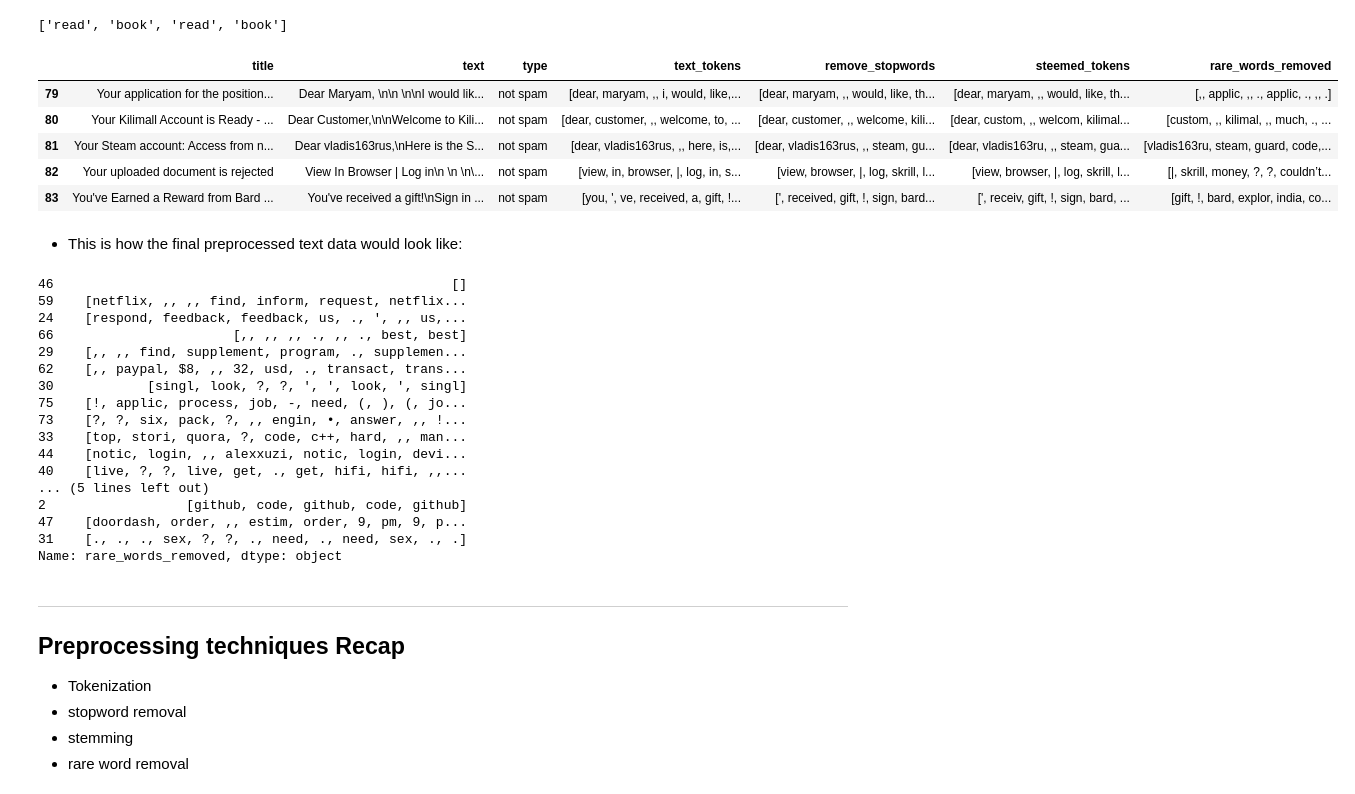
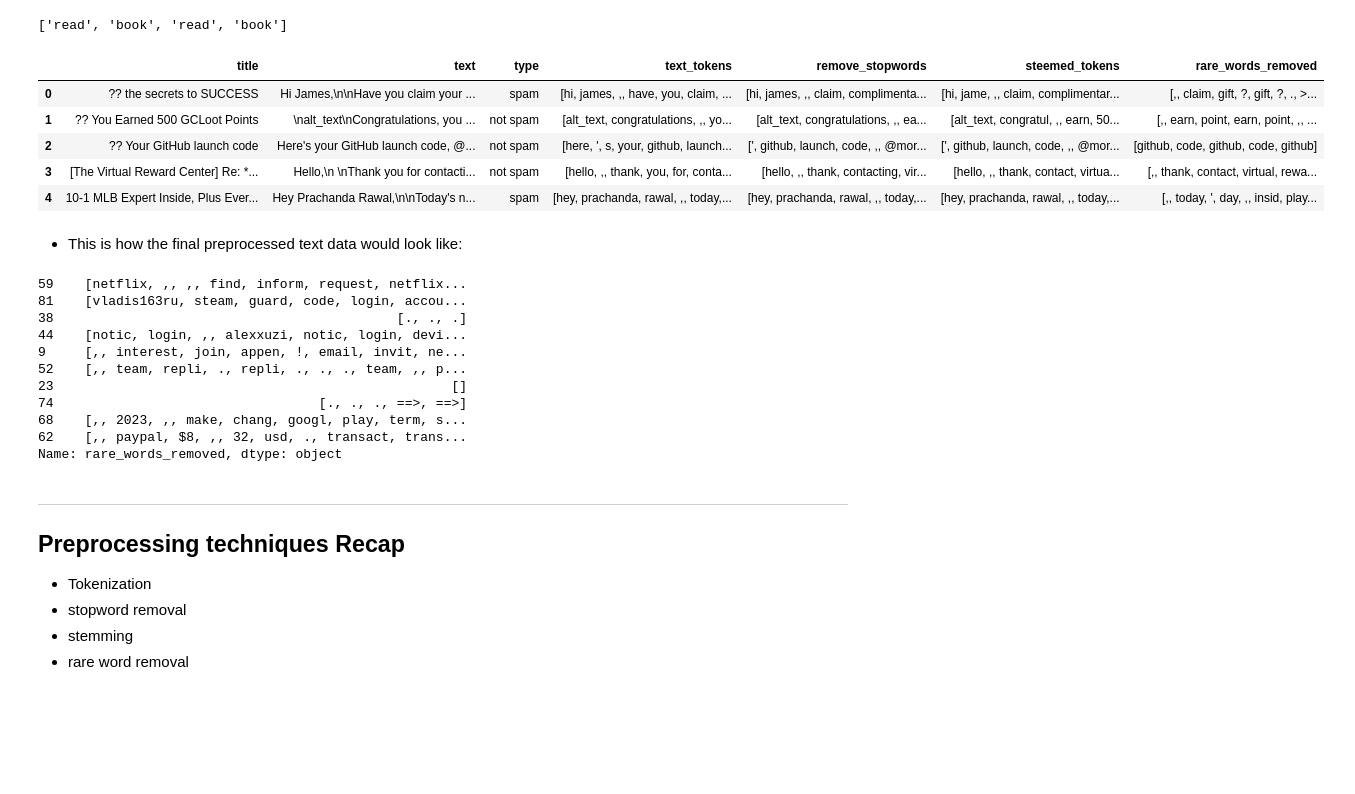
Before and after one commit to sondosaabed/Data-Analyst-Nanodegree, a Jupyter notebook: sessions-others-code/text-processing/text-processing.ipynb, the cells around one changed output. Saved outputs shown, nothing was run; the diff lists cells and outputs as text; code cells hidden in the pictures; blank space fills up the shorter version.

```diff
--- a/sessions-others-code/text-processing/text-processing.ipynb
+++ b/sessions-others-code/text-processing/text-processing.ipynb
@@ -199,36 +262,30 @@ def remove_rare(stemmed_tokens):
     return [token for token in stemmed_tokens if freq_dist[token] > 1]
 # %%
 df['rare_words_removed'] = df['steemed_tokens'].apply(remove_rare)
-df.tail()
+df.head()
 # %% [output]
 |  | title | text | type | text_tokens | remove_stopwords | steemed_tokens | rare_words_removed |
-| 79 | Your application for the position... | Dear Maryam, \n\n \n\nI would lik... | not spam | [dear, maryam, ,, i, would, like,... | [dear, maryam, ,, would, like, th... | [dear, maryam, ,, would, like, th... | [,, applic, ,, ., applic, ., ,, .] |
-| 80 | Your Kilimall Account is Ready - ... | Dear Customer,\n\nWelcome to Kili... | not spam | [dear, customer, ,, welcome, to, ... | [dear, customer, ,, welcome, kili... | [dear, custom, ,, welcom, kilimal... | [custom, ,, kilimal, ,, much, ., ... |
-| 81 | Your Steam account: Access from n... | Dear vladis163rus,\nHere is the S... | not spam | [dear, vladis163rus, ,, here, is,... | [dear, vladis163rus, ,, steam, gu... | [dear, vladis163ru, ,, steam, gua... | [vladis163ru, steam, guard, code,... |
-| 82 | Your uploaded document is rejected | View In Browser | Log in\n \n \n\... | not spam | [view, in, browser, |, log, in, s... | [view, browser, |, log, skrill, l... | [view, browser, |, log, skrill, l... | [|, skrill, money, ?, ?, couldn’t... |
-| 83 | You've Earned a Reward from Bard ... | You've received a gift!\nSign in ... | not spam | [you, ', ve, received, a, gift, !... | [', received, gift, !, sign, bard... | [', receiv, gift, !, sign, bard, ... | [gift, !, bard, explor, india, co... |
+| 0 | ?? the secrets to SUCCESS | Hi James,\n\nHave you claim your ... | spam | [hi, james, ,, have, you, claim, ... | [hi, james, ,, claim, complimenta... | [hi, jame, ,, claim, complimentar... | [,, claim, gift, ?, gift, ?, ., >... |
+| 1 | ?? You Earned 500 GCLoot Points | \nalt_text\nCongratulations, you ... | not spam | [alt_text, congratulations, ,, yo... | [alt_text, congratulations, ,, ea... | [alt_text, congratul, ,, earn, 50... | [,, earn, point, earn, point, ,, ... |
+| 2 | ?? Your GitHub launch code | Here's your GitHub launch code, @... | not spam | [here, ', s, your, github, launch... | [', github, launch, code, ,, @mor... | [', github, launch, code, ,, @mor... | [github, code, github, code, github] |
+| 3 | [The Virtual Reward Center] Re: *... | Hello,\n \nThank you for contacti... | not spam | [hello, ,, thank, you, for, conta... | [hello, ,, thank, contacting, vir... | [hello, ,, thank, contact, virtua... | [,, thank, contact, virtual, rewa... |
+| 4 | 10-1 MLB Expert Inside, Plus Ever... | Hey Prachanda Rawal,\n\nToday's n... | spam | [hey, prachanda, rawal, ,, today,... | [hey, prachanda, rawal, ,, today,... | [hey, prachanda, rawal, ,, today,... | [,, today, ', day, ,, insid, play... |
 # %% [markdown]
 - This is how the final preprocessed text data would look like:
 # %%
 proccessed_text = df['rare_words_removed']
-proccessed_text.sample(20)
+proccessed_text.sample(10)
 # %% [output]
-46                                                   []
 59    [netflix, ,, ,, find, inform, request, netflix...
-24    [respond, feedback, feedback, us, ., ', ,, us,...
-66                       [,, ,, ,, ., ,, ., best, best]
-29    [,, ,, find, supplement, program, ., supplemen...
+81    [vladis163ru, steam, guard, code, login, accou...
+38                                            [., ., .]
+44    [notic, login, ,, alexxuzi, notic, login, devi...
+9     [,, interest, join, appen, !, email, invit, ne...
+52    [,, team, repli, ., repli, ., ., ., team, ,, p...
+23                                                   []
+74                                  [., ., ., ==>, ==>]
+68    [,, 2023, ,, make, chang, googl, play, term, s...
 62    [,, paypal, $8, ,, 32, usd, ., transact, trans...
-30            [singl, look, ?, ?, ', ', look, ', singl]
-75    [!, applic, process, job, -, need, (, ), (, jo...
-73    [?, ?, six, pack, ?, ,, engin, •, answer, ,, !...
-33    [top, stori, quora, ?, code, c++, hard, ,, man...
-44    [notic, login, ,, alexxuzi, notic, login, devi...
-40    [live, ?, ?, live, get, ., get, hifi, hifi, ,,...
-... (5 lines left out)
-2                  [github, code, github, code, github]
-47    [doordash, order, ,, estim, order, 9, pm, 9, p...
-31    [., ., ., sex, ?, ?, ., need, ., need, sex, ., .]
 Name: rare_words_removed, dtype: object
 # %% [markdown]
 <hr/>
```
Also changed, not shown: parts of 11 cells of this notebook.
